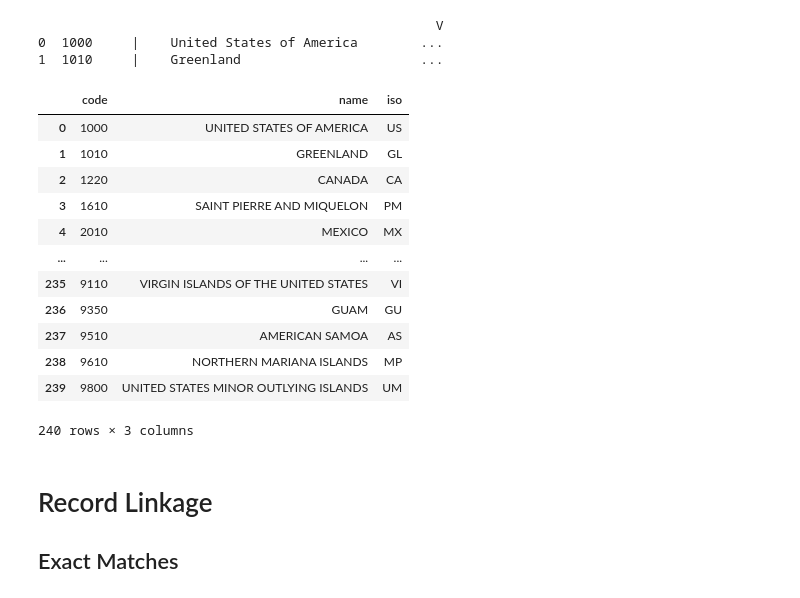
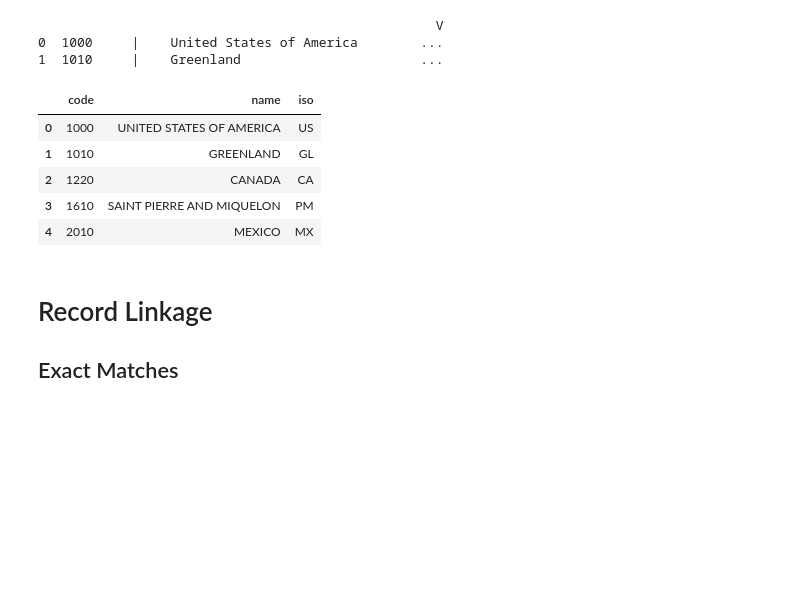
Before and after one commit to tiangenglu/recordlinkage, a Jupyter notebook: 05212023 Country Names Record Linkage Part I (cosine-similarity).ipynb, the cells around one changed output. Drawn from its saved outputs; the diff is of its cells as text; code cells hidden in the pictures; blank space fills up the shorter version.

```diff
--- a/05212023 Country Names Record Linkage Part I (cosine-similarity).ipynb
+++ b/05212023 Country Names Record Linkage Part I (cosine-similarity).ipynb
@@ -71,21 +71,14 @@ del ScheduleC_raw
 # set to uppercase to be consistent with the other dataset
 ScheduleC['name'] = ScheduleC['name'].str.upper()
 # %%
-ScheduleC
+ScheduleC.head()
 # %% [output]
 |  | code | name | iso |
 | 0 | 1000 | UNITED STATES OF AMERICA | US |
 | 1 | 1010 | GREENLAND | GL |
 | 2 | 1220 | CANADA | CA |
 | 3 | 1610 | SAINT PIERRE AND MIQUELON | PM |
 | 4 | 2010 | MEXICO | MX |
-| ... | ... | ... | ... |
-| 235 | 9110 | VIRGIN ISLANDS OF THE UNITED STATES | VI |
-| 236 | 9350 | GUAM | GU |
-| 237 | 9510 | AMERICAN SAMOA | AS |
-| 238 | 9610 | NORTHERN MARIANA ISLANDS | MP |
-| 239 | 9800 | UNITED STATES MINOR OUTLYING ISLANDS | UM |
-240 rows × 3 columns
 # %% [markdown]
 # Record Linkage
 
```
Also changed, not shown: parts of 6 cells of this notebook.
